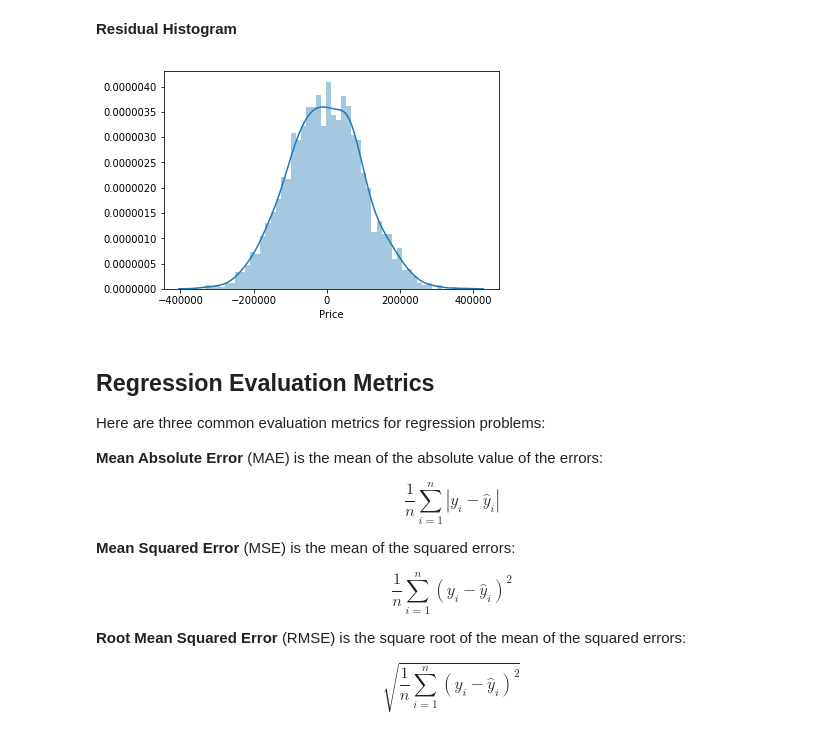
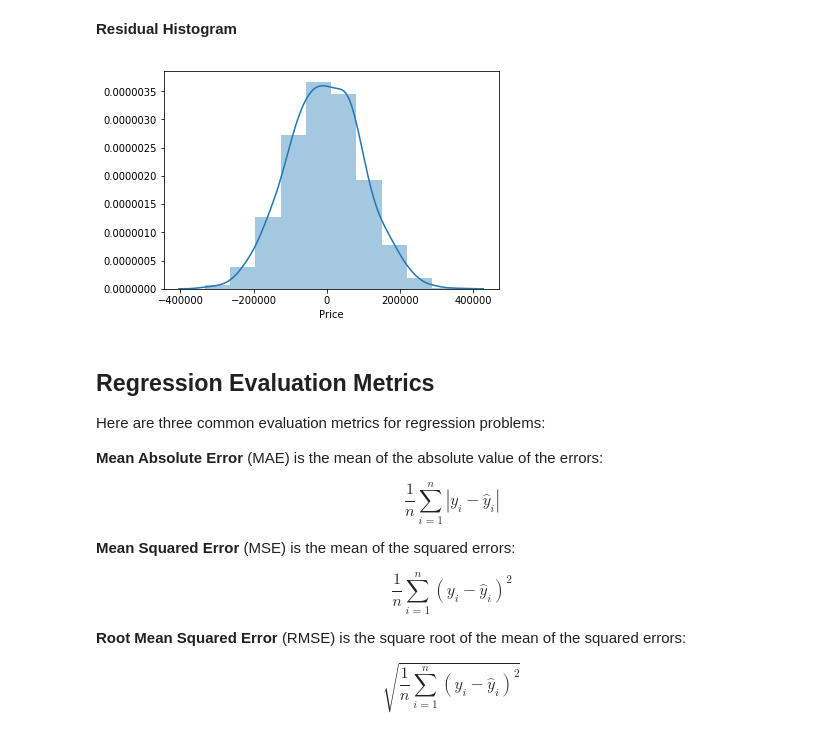
Before and after one commit to mandar-mp/BasicLinearRegressionExample, a Jupyter notebook: Linear Regression with Python.ipynb, the cells around one changed output. Drawn from its saved outputs; the diff is of its cells as text; code cells hidden in the pictures.

```diff
--- a/Linear Regression with Python.ipynb
+++ b/Linear Regression with Python.ipynb
@@ -161,10 +157,11 @@ plt.scatter(y_test,predictions)
 [figure]
 # %% [markdown]
 **Residual Histogram**
-# %%
-sns.distplot((y_test-predictions),bins=50);
-# %% [output]
-[figure, removed]
+# %%
+#distribtion plot of difference of y test and predicted values
+sns.distplot((y_test-predictions),bins=10);
+# %% [output]
+[figure, added]
 # %% [markdown]
 ## Regression Evaluation Metrics
 
```
Also changed, not shown: parts of 3 cells of this notebook.
